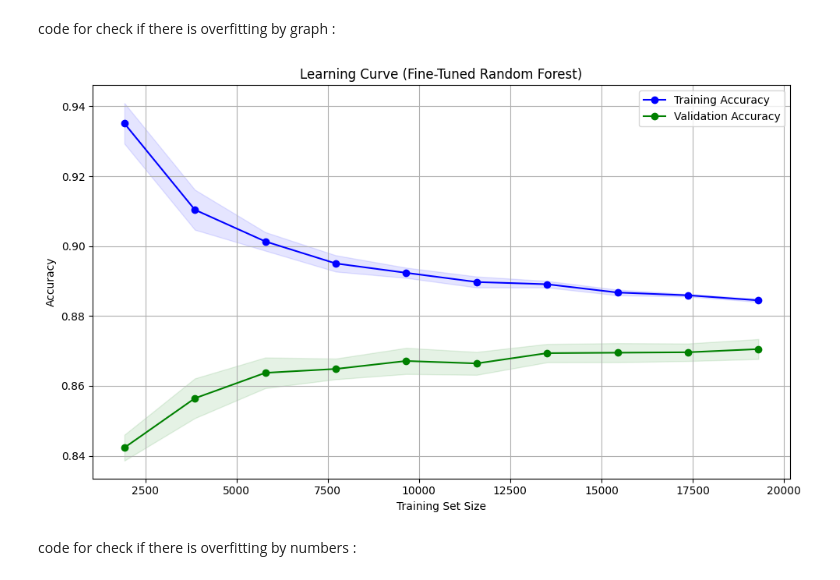
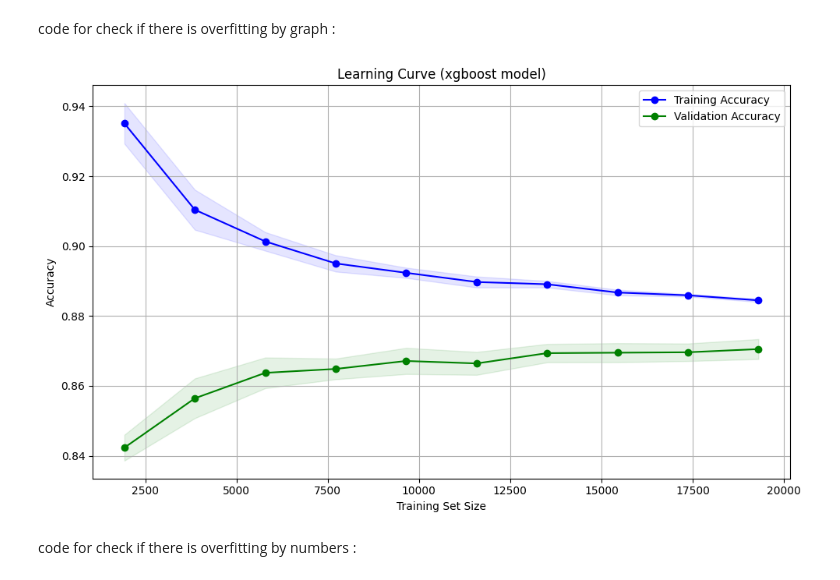
Before and after one commit to mennatulah176/Adult-income-Machine-Learning-model-, a Jupyter notebook: adult_income_ML_model.ipynb, the cells around one changed output. Drawn from its saved outputs; the diff is of its cells as text; code cells hidden in the pictures.

```diff
--- a/adult_income_ML_model.ipynb
+++ b/adult_income_ML_model.ipynb
@@ -306,35 +327,35 @@ model = xgb_model
 # Generate learning curve data
 train_sizes, train_scores, val_scores = learning_curve(
     estimator=model,
     X=X_train,
     y=y_train,
     cv=5,
     scoring='accuracy',
     train_sizes=np.linspace(0.1, 1.0, 10),
     shuffle=True,
     random_state=42,
     n_jobs=-1
 )
 # Calculate mean and std
 train_mean = np.mean(train_scores, axis=1)
 train_std = np.std(train_scores, axis=1)
 val_mean = np.mean(val_scores, axis=1)
 val_std = np.std(val_scores, axis=1)
 # Plot
 plt.figure(figsize=(10, 6))
 plt.plot(train_sizes, train_mean, 'o-', color='blue', label='Training Accuracy')
 plt.plot(train_sizes, val_mean, 'o-', color='green', label='Validation Accuracy')
 plt.fill_between(train_sizes, train_mean - train_std, train_mean + train_std, alpha=0.1, color='blue')
 plt.fill_between(train_sizes, val_mean - val_std, val_mean + val_std, alpha=0.1, color='green')
-plt.title('Learning Curve (Fine-Tuned Random Forest)')
+plt.title('Learning Curve (xgboost model)')
 plt.xlabel('Training Set Size')
 plt.ylabel('Accuracy')
 plt.legend(loc='best')
 plt.grid(True)
 plt.tight_layout()
 plt.show()
 # %% [output]
-[figure, old version]
+[figure, new version]
 # %% [markdown]
 code for check if there is overfitting by numbers :
 # %%
```
Also changed, not shown: parts of 8 cells of this notebook.
